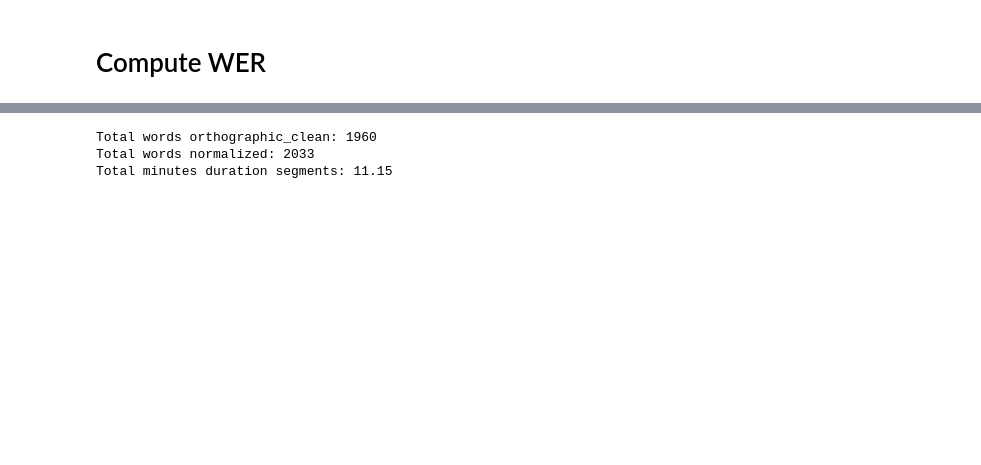
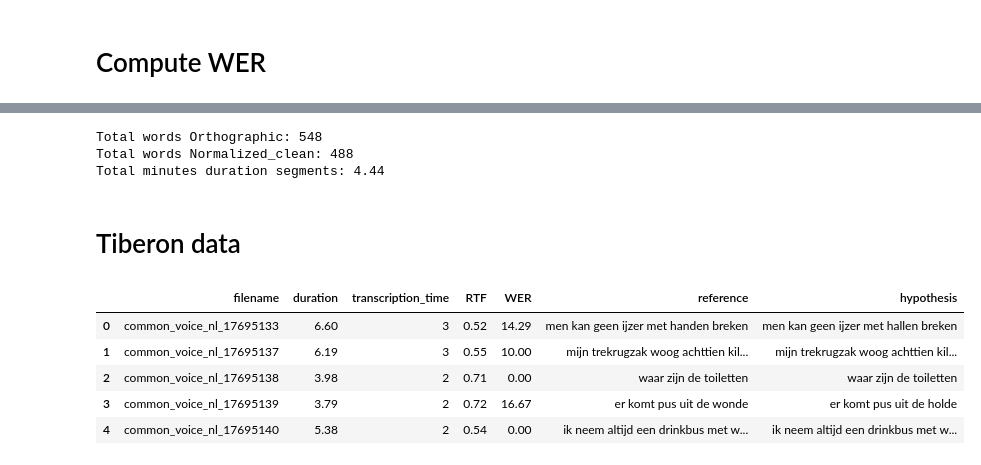
Before and after one commit to bma-vandijk/asr_pipelines, a Jupyter notebook: sandbox.ipynb, the cells around one changed output, grey strips where cells are left out. Saved outputs shown, nothing was run; the diff lists cells and outputs as text; code cells hidden in the pictures; blank space fills up the shorter version.

```diff
--- a/sandbox.ipynb
+++ b/sandbox.ipynb
@@ -121,9 +348,24 @@ WER for whisper-medium: 0.37
 # %%
 # What is the size of the dataset?
-print(f"Total words orthographic_clean: {count_total_words('data/reference_transcripts/orthographic_clean')}")
-print(f"Total words normalized: {count_total_words('data/reference_transcripts/normalized')}")
-print(f"Total minutes duration segments: {get_total_audio_duration('output/segments')/60:.2f}")
+print(f"Total words Orthographic: {count_total_words(os.path.join('data', 'reference_transcripts_mozilla', 'orthographic'))}")
+print(f"Total words Normalized_clean: {count_total_words(os.path.join('data', 'reference_transcripts_mozilla', 'normalized_clean'))}")
+print(f"Total minutes duration segments: {get_total_audio_duration(os.path.join('output', 'segments_mozilla'))/60:.2f}")
 # %% [output]
-Total words orthographic_clean: 1960
-Total words normalized: 2033
-Total minutes duration segments: 11.15
+Total words Orthographic: 548
+Total words Normalized_clean: 488
+Total minutes duration segments: 4.44
+# %% [markdown]
+# Tiberon data
+# %%
+import pandas as pd
+
+df = pd.read_csv('results_elderly_60+.csv')
+
+df.head()
+# %% [output]
+|  | filename | duration | transcription_time | RTF | WER | reference | hypothesis |
+| 0 | common_voice_nl_17695133 | 6.60 | 3 | 0.52 | 14.29 | men kan geen ijzer met handen breken | men kan geen ijzer met hallen breken |
+| 1 | common_voice_nl_17695137 | 6.19 | 3 | 0.55 | 10.00 | mijn trekrugzak woog achttien kil... | mijn trekrugzak woog achttien kil... |
+| 2 | common_voice_nl_17695138 | 3.98 | 2 | 0.71 | 0.00 | waar zijn de toiletten | waar zijn de toiletten |
+| 3 | common_voice_nl_17695139 | 3.79 | 2 | 0.72 | 16.67 | er komt pus uit de wonde | er komt pus uit de holde |
+| 4 | common_voice_nl_17695140 | 5.38 | 2 | 0.54 | 0.00 | ik neem altijd een drinkbus met w... | ik neem altijd een drinkbus met w... |
```
Also changed, not shown: parts of 31 cells of this notebook, 57 other files.
